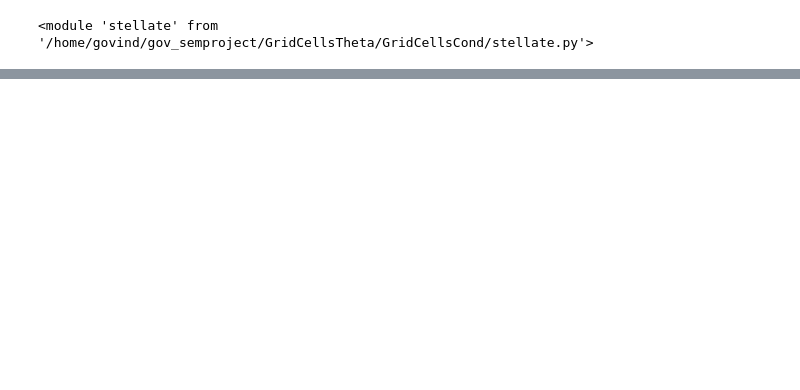
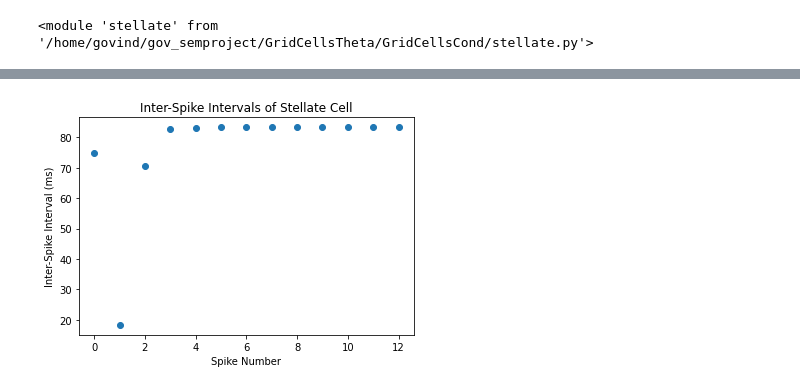
Before and after one commit to tiny-infinity/GridCellsTheta, a Jupyter notebook: amitabha_bose.ipynb, the cells around one changed output, grey strips where cells are left out. Saved outputs shown, nothing was run; the diff lists cells and outputs as text; code cells hidden in the pictures; blank space fills up the shorter version.

```diff
--- a/amitabha_bose.ipynb
+++ b/amitabha_bose.ipynb
@@ -72,0 +90,9 @@ plt.show()
+# %%
+isi_array = np.diff(spike_times.to_python())
+plt.scatter(range(len(isi_array)), isi_array)
+plt.xlabel('Spike Number')
+plt.ylabel('Inter-Spike Interval (ms)')
+plt.title('Inter-Spike Intervals of Stellate Cell')
+plt.show()
+# %% [output]
+[figure, added]
```
Also changed, not shown: parts of 7 cells of this notebook.
